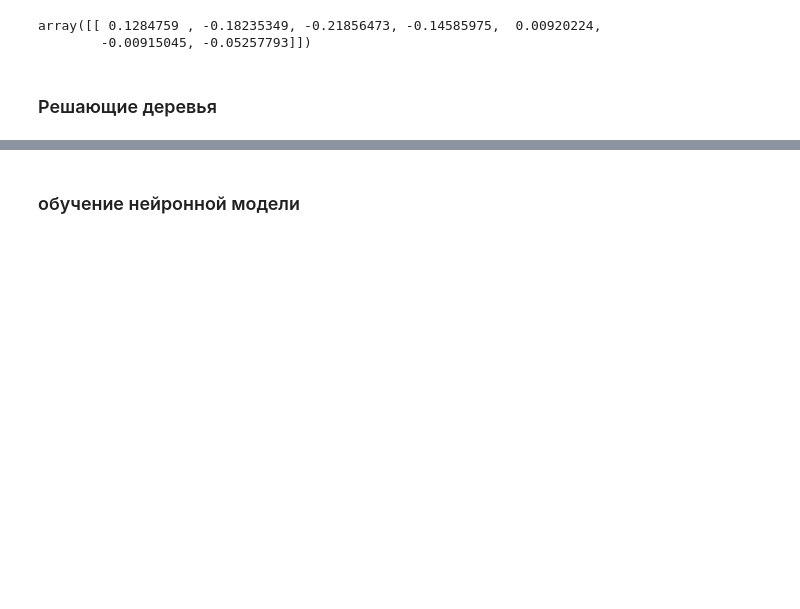
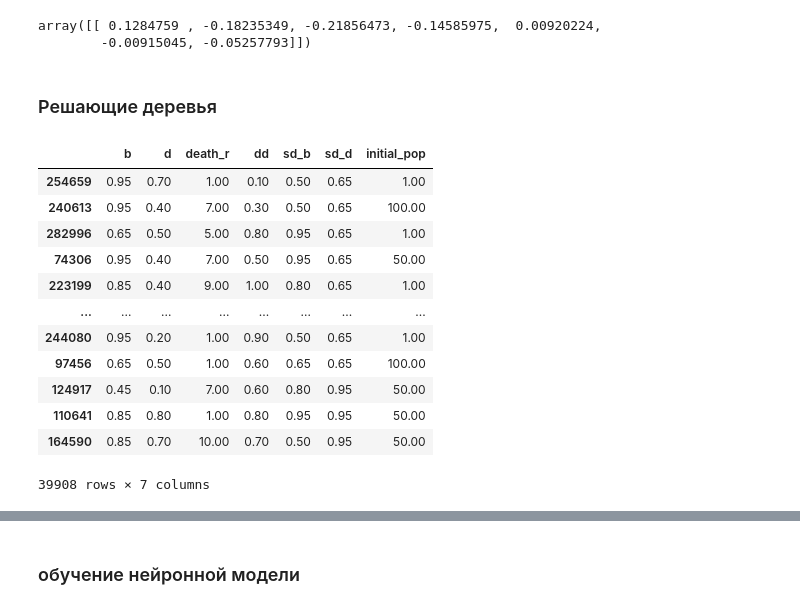
Before and after one commit to sokanaid/CourseProject2022BiologicalMath, a Jupyter notebook: model_learning.ipynb, the cells around one changed output, grey strips where cells are left out. Saved outputs shown, nothing was run; the diff lists cells and outputs as text; code cells hidden in the pictures; blank space fills up the shorter version.

```diff
--- a/model_learning.ipynb
+++ b/model_learning.ipynb
@@ -433,9 +433,27 @@ array([[ 0.1284759 , -0.18235349, -0.21856473, -0.14585975,  0.00920224,
 # %% [markdown]
 ### Решающие деревья
 # %%
-X_test,X_val, y_test, y_val = train_test_split(X_t, y_t, test_size=0.4, random_state = 3)
+X_train, X_t, y_train, y_t = train_test_split(X, y, test_size=0.3, random_state = 3)
 X_test,X_val, y_test, y_val = train_test_split(X_t, y_t, test_size=0.4, random_state = 3)
 y_test = np.array(y_test)
 y_val = np.array(y_val)
 y_train = np.array(y_train)
 y_train = np.reshape(y_train, (y_train.shape[0],1 ))
+y_val = np.reshape(y_val, (y_val.shape[0],1 ))
+y_test = np.reshape(y_test, (y_test.shape[0],1 ))
+# %%
+X_test
+# %% [output]
+|  | b | d | death_r | dd | sd_b | sd_d | initial_pop |
+| 254659 | 0.95 | 0.70 | 1.00 | 0.10 | 0.50 | 0.65 | 1.00 |
+| 240613 | 0.95 | 0.40 | 7.00 | 0.30 | 0.50 | 0.65 | 100.00 |
+| 282996 | 0.65 | 0.50 | 5.00 | 0.80 | 0.95 | 0.65 | 1.00 |
+| 74306 | 0.95 | 0.40 | 7.00 | 0.50 | 0.95 | 0.65 | 50.00 |
+| 223199 | 0.85 | 0.40 | 9.00 | 1.00 | 0.80 | 0.65 | 1.00 |
+| ... | ... | ... | ... | ... | ... | ... | ... |
+| 244080 | 0.95 | 0.20 | 1.00 | 0.90 | 0.50 | 0.65 | 1.00 |
+| 97456 | 0.65 | 0.50 | 1.00 | 0.60 | 0.65 | 0.65 | 100.00 |
+| 124917 | 0.45 | 0.10 | 7.00 | 0.60 | 0.80 | 0.95 | 50.00 |
+| 110641 | 0.85 | 0.80 | 1.00 | 0.80 | 0.95 | 0.95 | 50.00 |
+| 164590 | 0.85 | 0.70 | 10.00 | 0.70 | 0.50 | 0.95 | 50.00 |
+39908 rows × 7 columns
```
Also changed, not shown: parts of 17 cells of this notebook.
